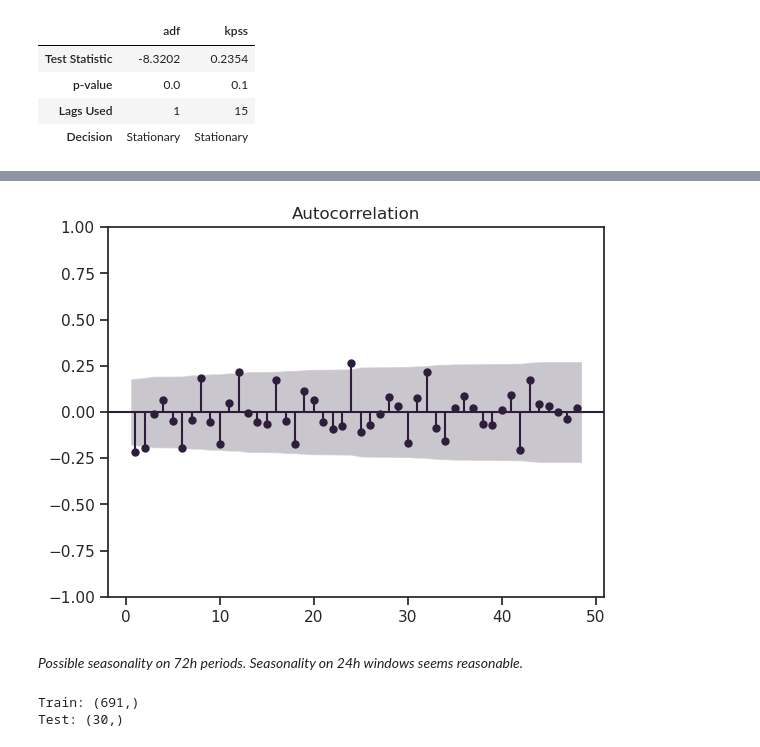
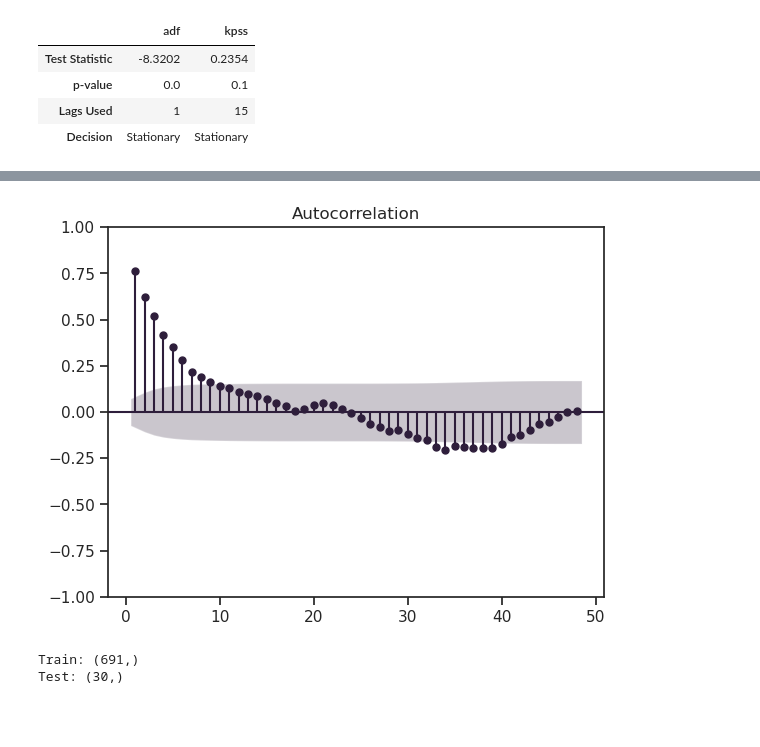
Before and after one commit to erich-hs/Air-We-Breathe, a Jupyter notebook: awb_Missing.ipynb, the cells around one changed output, grey strips where cells are left out. Saved outputs shown, nothing was run; the diff lists cells and outputs as text; code cells hidden in the pictures; blank space fills up the shorter version.

```diff
--- a/awb_Missing.ipynb
+++ b/awb_Missing.ipynb
@@ -1007,10 +1009,8 @@ plt.show()
 # %%
-plot_acf(subset["PM 2.5"].resample("6H").mean().diff(1).dropna(),
+plot_acf(subset["PM 2.5"],
          lags=48,
          zero=False)
 plt.show()
 # %% [output]
-[figure, old version]
+[figure, new version]
-# %% [markdown]
-_Possible seasonality on 72h periods. Seasonality on 24h windows seems reasonable._
 # %%
```
Also changed, not shown: parts of 28 cells of this notebook, 1 other file.
